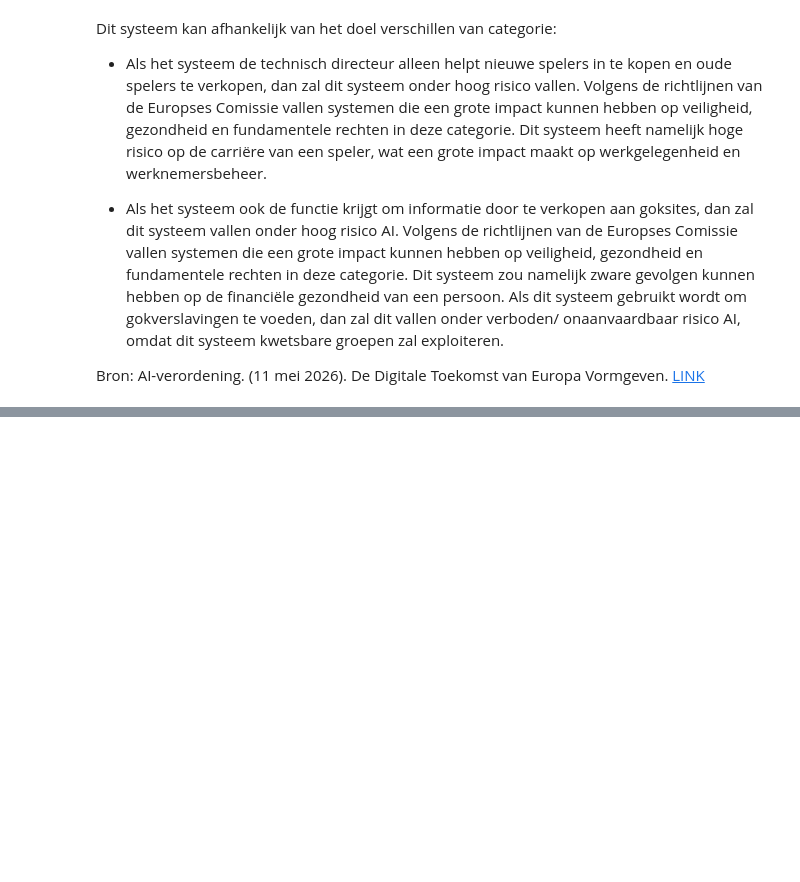
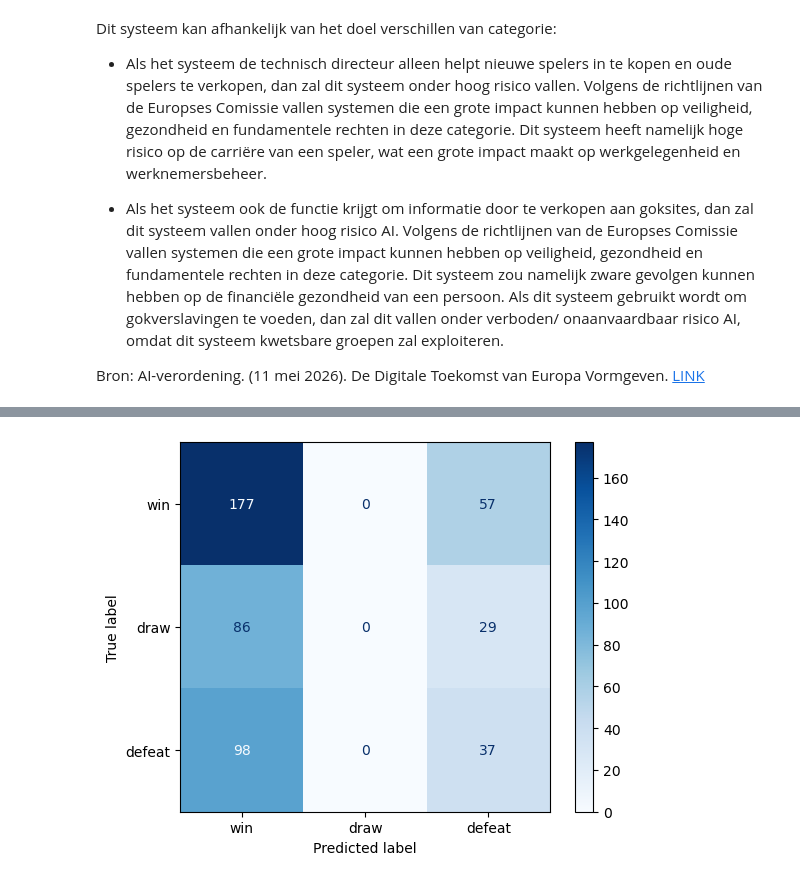
Before and after one commit to Elyas5597/sprint6, a Jupyter notebook: Soccer.ipynb, the cells around one changed output, grey strips where cells are left out. Drawn from its saved outputs; the diff is of its cells as text; code cells hidden in the pictures; blank space fills up the shorter version.

```diff
--- a/Soccer.ipynb
+++ b/Soccer.ipynb
@@ -4227,0 +4246,82 @@ Bron: AI-verordening. (11 mei 2026). De Digitale Toekomst van Europa Vormgeven.
+# %%
+from sklearn.metrics import f1_score
+
+class BookmakerProbabilities:
+
+    def __init__(self, bookmaker):
+        self.bookmaker = bookmaker
+
+    def predict(self, match_df, test_index):
+        odds = match_df.loc[
+            test_index,
+            [
+                f"{self.bookmaker}H",
+                f"{self.bookmaker}D",
+                f"{self.bookmaker}A"
+            ]
+        ]
+
+
+        probs = 1 / odds
+        probs = probs.div(probs.sum(axis=1), axis=0)
+        predictions = probs.idxmax(axis=1)
+
+
+        mapping = {
+            f"{self.bookmaker}H": "win",
+            f"{self.bookmaker}D": "draw",
+            f"{self.bookmaker}A": "defeat"
+        }
+
+        return predictions.map(mapping)
+
+
+bookmaker = "WH"
+bm = BookmakerProbabilities(bookmaker)
+
+predictions = bm.predict(
+    Match_df,
+    y_test.index
+)
+
+y_test_mapped = y_test.map({
+    "home_win": "win",
+    "draw": "draw",
+    "away_win": "defeat"
+})
+
+accuracy = (predictions == y_test_mapped).mean()
+
+eval_df = pd.DataFrame({
+    "actual": y_test_mapped,
+    "pred": predictions
+}).dropna()
+
+
+display(eval_df[eval_df['actual'] == 'draw'])
+cm = confusion_matrix(
+    eval_df["actual"],
+    eval_df["pred"],
+    labels=["win", "draw", "defeat"]
+)
+
+bookmaker_f1_macro = f1_score(
+    eval_df["actual"],
+    eval_df["pred"],
+    average="macro"
+)
+
+print(f"Bookmaker F1 Macro: {bookmaker_f1_macro:.4f}")
+print(f"Random Forest F1 Macro: {results_df_f1macro.iloc[0]['best_cv_score']}")
+
+print("----------------------------------------")
+print(f"Bookmaker accuracy: {accuracy:.4f}")
+print(f"Logistic Regression accuracy: {acc_f1macro:.4f}")
+
+disp = ConfusionMatrixDisplay(confusion_matrix=cm, display_labels=["win", "draw", "defeat"])
+
+
+
+disp.plot(cmap="Blues", values_format=".0f")
+plt.show()
+# %% [output]
@@ -4227,0 +4346 @@ Bron: AI-verordening. (11 mei 2026). De Digitale Toekomst van Europa Vormgeven.
+[figure, added]
```
Also changed, not shown: parts of 8 cells of this notebook.
